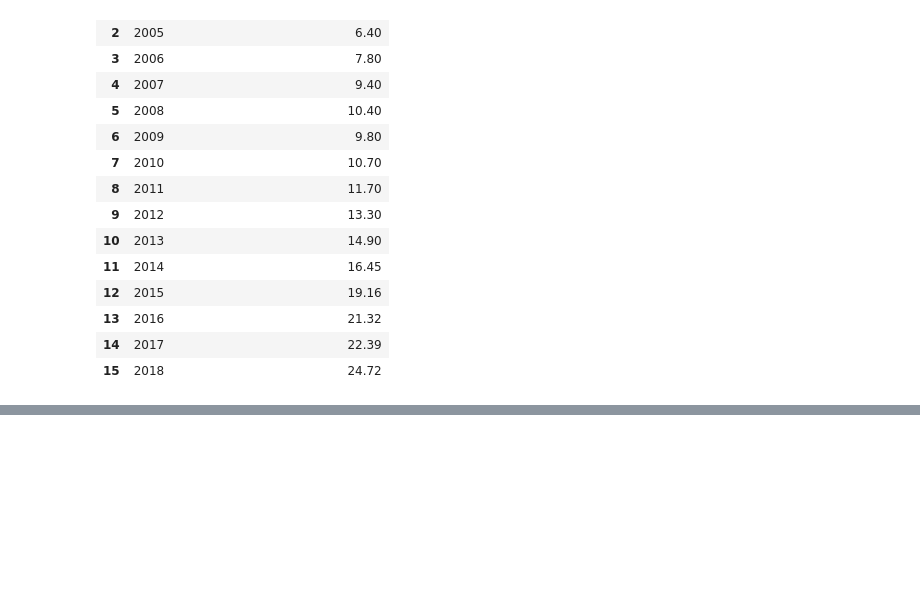
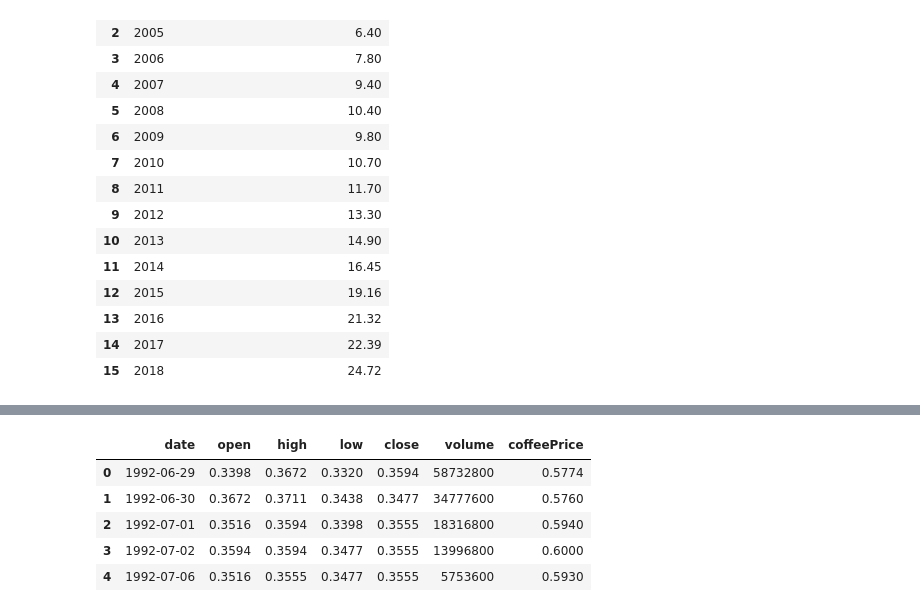
Before and after one commit to Cameron-Cn/starbucks_2019, a Jupyter notebook: starbucks_predictions.ipynb, the cells around one changed output, grey strips where cells are left out. Cells and saved outputs as stored; diff of their text form; code cells hidden in the pictures; blank space fills up the shorter version.

```diff
--- a/starbucks_predictions.ipynb
+++ b/starbucks_predictions.ipynb
@@ -64,0 +121,9 @@ sales
+# %%
+cofeAll.head()
+# %% [output]
+|  | date | open | high | low | close | volume | coffeePrice |
+| 0 | 1992-06-29 | 0.3398 | 0.3672 | 0.3320 | 0.3594 | 58732800 | 0.5774 |
+| 1 | 1992-06-30 | 0.3672 | 0.3711 | 0.3438 | 0.3477 | 34777600 | 0.5760 |
+| 2 | 1992-07-01 | 0.3516 | 0.3594 | 0.3398 | 0.3555 | 18316800 | 0.5940 |
+| 3 | 1992-07-02 | 0.3594 | 0.3594 | 0.3477 | 0.3555 | 13996800 | 0.6000 |
+| 4 | 1992-07-06 | 0.3516 | 0.3555 | 0.3477 | 0.3555 | 5753600 | 0.5930 |
```
Also changed, not shown: parts of 23 cells of this notebook, 2 other files.
